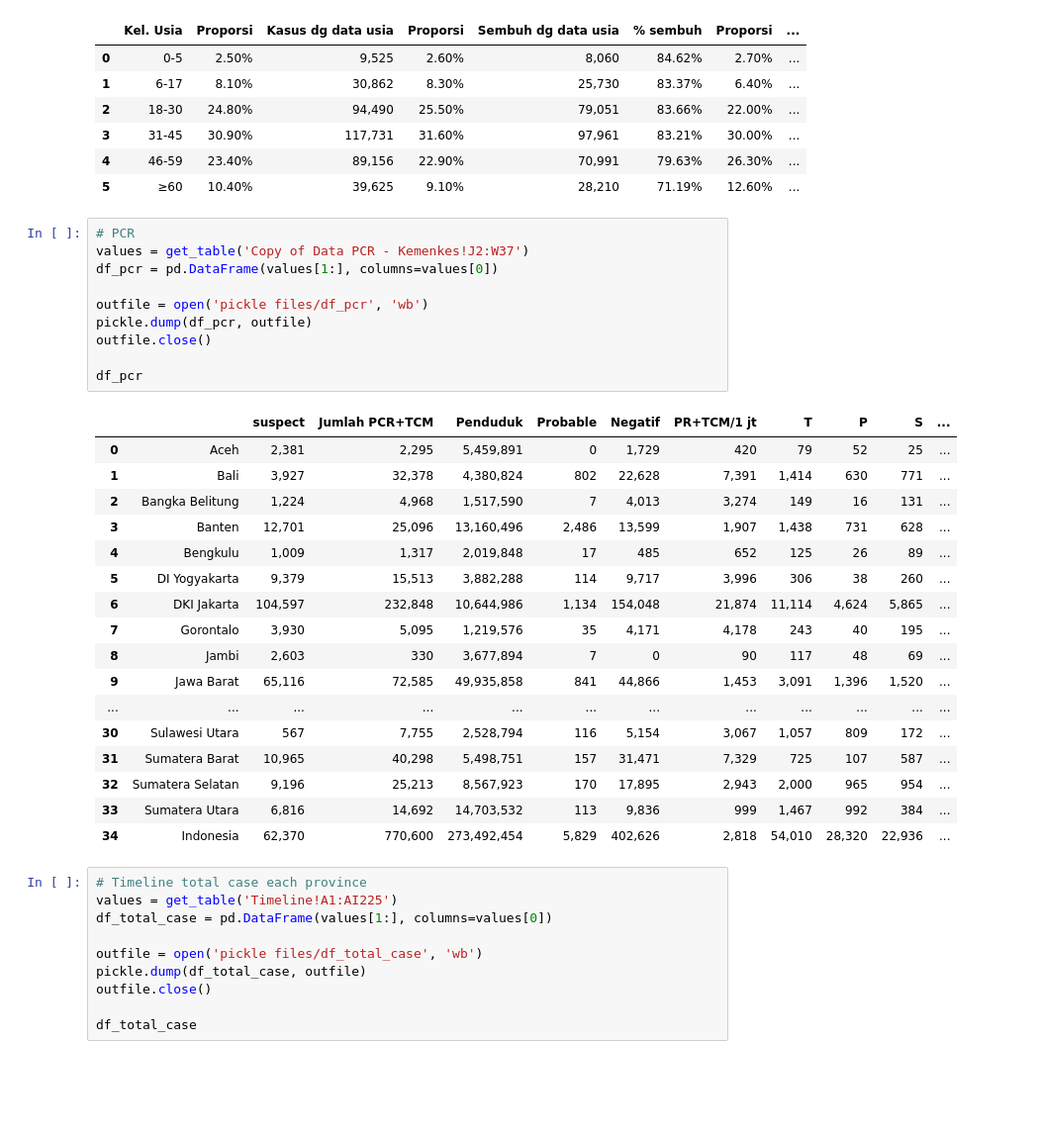
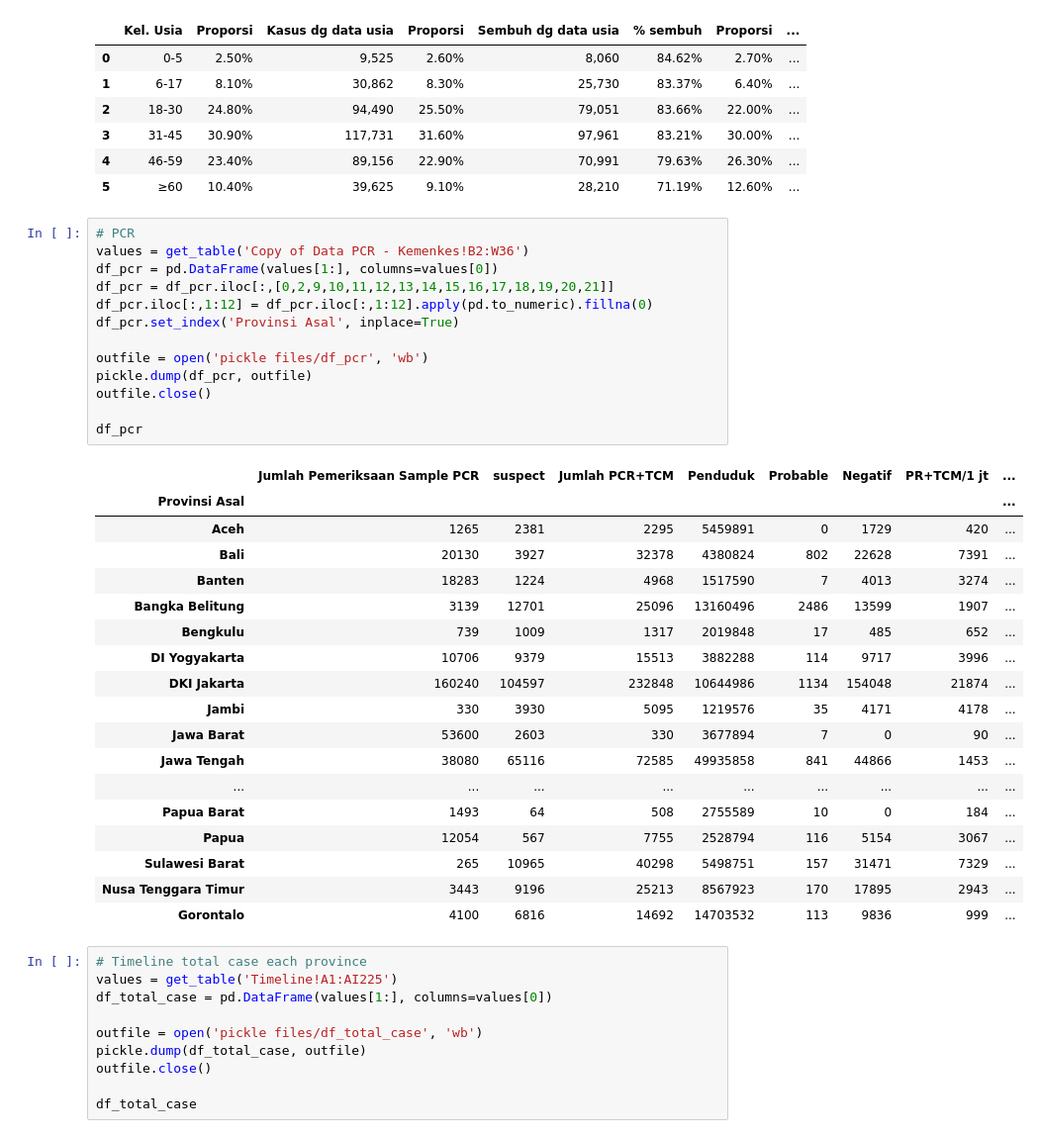
Before and after one commit to rahmalianto/Indonesian-Covid-Analysis, a Jupyter notebook: 1. Indonesian COVID19 Analysis - Load data.ipynb, the cells around one changed output. Shown at 99% size. Cells and saved outputs as stored; diff of their text form; blank space fills up the shorter version.

```diff
--- a/1. Indonesian COVID19 Analysis - Load data.ipynb
+++ b/1. Indonesian COVID19 Analysis - Load data.ipynb
@@ -131,32 +135,36 @@ df_age
 | 5 | ≥60 | 10.40% | 39,625 | 9.10% | 28,210 | 71.19% | 12.60% | ... |
 # %%
 # PCR
-values = get_table('Copy of Data PCR - Kemenkes!J2:W37')
+values = get_table('Copy of Data PCR - Kemenkes!B2:W36')
 df_pcr = pd.DataFrame(values[1:], columns=values[0])
+df_pcr = df_pcr.iloc[:,[0,2,9,10,11,12,13,14,15,16,17,18,19,20,21]]
+df_pcr.iloc[:,1:12] = df_pcr.iloc[:,1:12].apply(pd.to_numeric).fillna(0)
+df_pcr.set_index('Provinsi Asal', inplace=True)
 
 outfile = open('pickle files/df_pcr', 'wb')
 pickle.dump(df_pcr, outfile)
 outfile.close()
 
 df_pcr
 # %% [output]
-|  |  | suspect | Jumlah PCR+TCM | Penduduk | Probable | Negatif | PR+TCM/1 jt | T | P | S | ... |
-| 0 | Aceh | 2,381 | 2,295 | 5,459,891 | 0 | 1,729 | 420 | 79 | 52 | 25 | ... |
-| 1 | Bali | 3,927 | 32,378 | 4,380,824 | 802 | 22,628 | 7,391 | 1,414 | 630 | 771 | ... |
-| 2 | Bangka Belitung | 1,224 | 4,968 | 1,517,590 | 7 | 4,013 | 3,274 | 149 | 16 | 131 | ... |
-| 3 | Banten | 12,701 | 25,096 | 13,160,496 | 2,486 | 13,599 | 1,907 | 1,438 | 731 | 628 | ... |
-| 4 | Bengkulu | 1,009 | 1,317 | 2,019,848 | 17 | 485 | 652 | 125 | 26 | 89 | ... |
-| 5 | DI Yogyakarta | 9,379 | 15,513 | 3,882,288 | 114 | 9,717 | 3,996 | 306 | 38 | 260 | ... |
-| 6 | DKI Jakarta | 104,597 | 232,848 | 10,644,986 | 1,134 | 154,048 | 21,874 | 11,114 | 4,624 | 5,865 | ... |
-| 7 | Gorontalo | 3,930 | 5,095 | 1,219,576 | 35 | 4,171 | 4,178 | 243 | 40 | 195 | ... |
-| 8 | Jambi | 2,603 | 330 | 3,677,894 | 7 | 0 | 90 | 117 | 48 | 69 | ... |
-| 9 | Jawa Barat | 65,116 | 72,585 | 49,935,858 | 841 | 44,866 | 1,453 | 3,091 | 1,396 | 1,520 | ... |
-| ... | ... | ... | ... | ... | ... | ... | ... | ... | ... | ... | ... |
-| 30 | Sulawesi Utara | 567 | 7,755 | 2,528,794 | 116 | 5,154 | 3,067 | 1,057 | 809 | 172 | ... |
-| 31 | Sumatera Barat | 10,965 | 40,298 | 5,498,751 | 157 | 31,471 | 7,329 | 725 | 107 | 587 | ... |
-| 32 | Sumatera Selatan | 9,196 | 25,213 | 8,567,923 | 170 | 17,895 | 2,943 | 2,000 | 965 | 954 | ... |
-| 33 | Sumatera Utara | 6,816 | 14,692 | 14,703,532 | 113 | 9,836 | 999 | 1,467 | 992 | 384 | ... |
-| 34 | Indonesia | 62,370 | 770,600 | 273,492,454 | 5,829 | 402,626 | 2,818 | 54,010 | 28,320 | 22,936 | ... |
+|  | Jumlah Pemeriksaan Sample PCR | suspect | Jumlah PCR+TCM | Penduduk | Probable | Negatif | PR+TCM/1 jt | ... |
+| Provinsi Asal |  |  |  |  |  |  |  | ... |
+| Aceh | 1265 | 2381 | 2295 | 5459891 | 0 | 1729 | 420 | ... |
+| Bali | 20130 | 3927 | 32378 | 4380824 | 802 | 22628 | 7391 | ... |
+| Banten | 18283 | 1224 | 4968 | 1517590 | 7 | 4013 | 3274 | ... |
+| Bangka Belitung | 3139 | 12701 | 25096 | 13160496 | 2486 | 13599 | 1907 | ... |
+| Bengkulu | 739 | 1009 | 1317 | 2019848 | 17 | 485 | 652 | ... |
+| DI Yogyakarta | 10706 | 9379 | 15513 | 3882288 | 114 | 9717 | 3996 | ... |
+| DKI Jakarta | 160240 | 104597 | 232848 | 10644986 | 1134 | 154048 | 21874 | ... |
+| Jambi | 330 | 3930 | 5095 | 1219576 | 35 | 4171 | 4178 | ... |
+| Jawa Barat | 53600 | 2603 | 330 | 3677894 | 7 | 0 | 90 | ... |
+| Jawa Tengah | 38080 | 65116 | 72585 | 49935858 | 841 | 44866 | 1453 | ... |
+| ... | ... | ... | ... | ... | ... | ... | ... | ... |
+| Papua Barat | 1493 | 64 | 508 | 2755589 | 10 | 0 | 184 | ... |
+| Papua | 12054 | 567 | 7755 | 2528794 | 116 | 5154 | 3067 | ... |
+| Sulawesi Barat | 265 | 10965 | 40298 | 5498751 | 157 | 31471 | 7329 | ... |
+| Nusa Tenggara Timur | 3443 | 9196 | 25213 | 8567923 | 170 | 17895 | 2943 | ... |
+| Gorontalo | 4100 | 6816 | 14692 | 14703532 | 113 | 9836 | 999 | ... |
 # %%
 # Timeline total case each province
 values = get_table('Timeline!A1:AI225')
```
Also changed, not shown: parts of 2 cells of this notebook, 18 other files.
